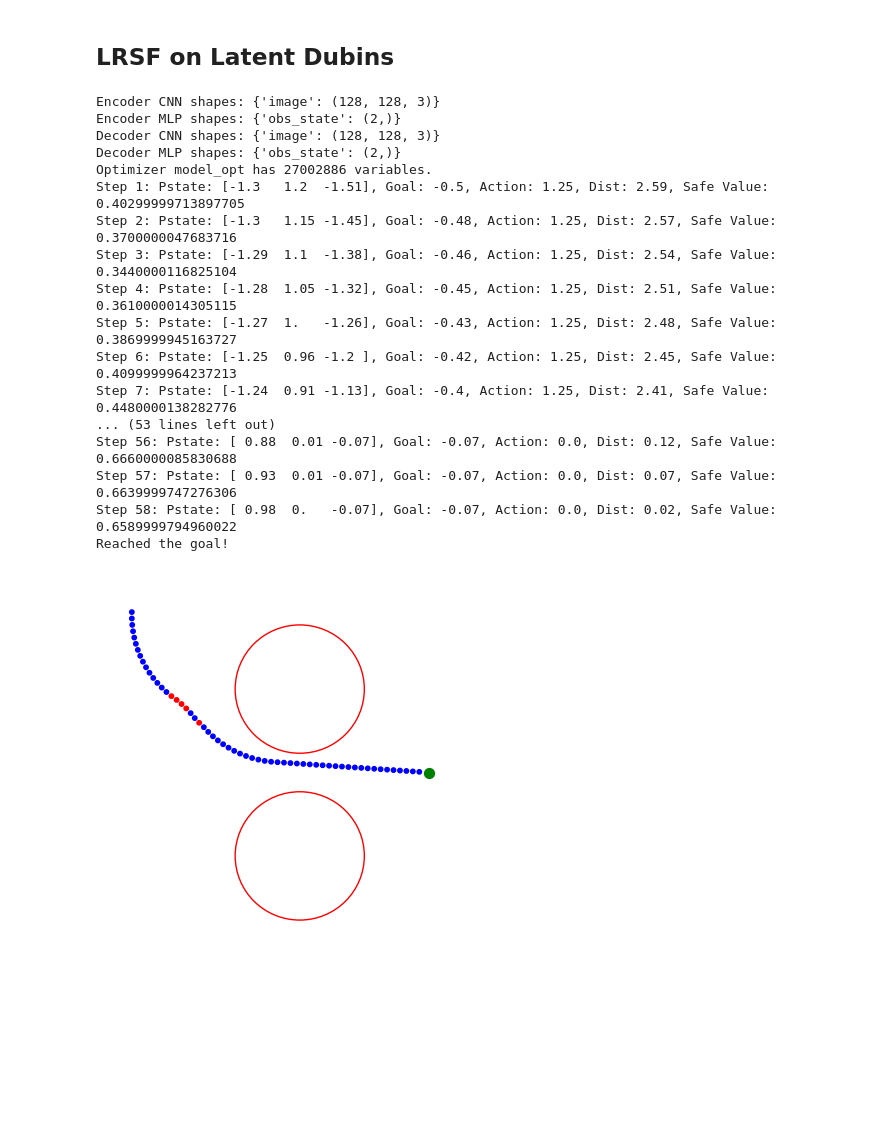
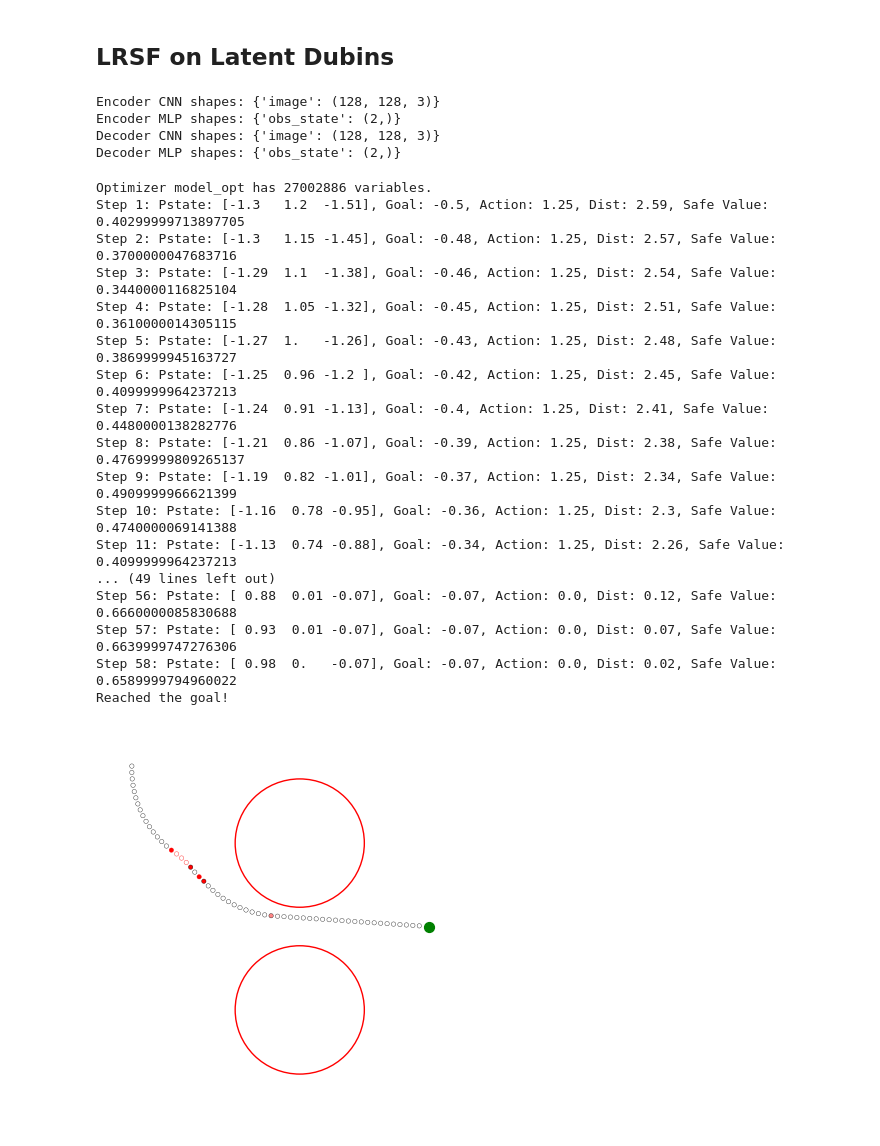
Before and after one commit to stevenwman/wm_cbf, a Jupyter notebook: policy_test_dubin_gap.ipynb, the cells around one changed output. Cells and saved outputs as stored; diff of their text form; code cells hidden in the pictures; blank space fills up the shorter version.

```diff
--- a/policy_test_dubin_gap.ipynb
+++ b/policy_test_dubin_gap.ipynb
@@ -269,6 +263,13 @@ for i in range(simlen):
         print("Reached the goal!")
         break
 
+# plot: black edge for trajectory points, red for intervention
+# plot: white to red gradient for delta action magnitude
+delta_action = np.abs(np.diff(np.array(actions), prepend=actions[0]))
+colors = ["white", "red"]
+custom_cmap = mcolors.LinearSegmentedColormap.from_list("white_red", colors)
+norm = mcolors.Normalize(vmin=0, vmax=u_max - u_min)
+
 # plot the trajectory history and circle obstacle
 fig,ax = plt.subplots()
 # hardcoded with existing limits
@@ -281,48 +282,54 @@ pss = np.array(priv_states)
 for x_obs, y_obs, r_obs in zip(brt.args.obs_x, brt.args.obs_y, brt.args.obs_r):
     circle = patches.Circle((x_obs, y_obs), r_obs, edgecolor=(1,0,0), facecolor='none')
     ax.add_patch(circle)
-col = np.where(np.array(current_safe) == 1, 'blue', 'red')
-plt.scatter(pss[:,0], pss[:,1], c=col, s=10, label='Trajectory')
+safe_action_idx = np.where(np.array(current_safe) == 1)
+unsafe_action_idx = np.where(np.array(current_safe) == 0)
+plt.scatter(pss[safe_action_idx][:,0], pss[safe_action_idx][:,1], c=delta_action[safe_action_idx], s=10, label='Trajectory', cmap=custom_cmap, norm=norm, linewidths=0.25, edgecolor='black')
+plt.scatter(pss[unsafe_action_idx][:,0], pss[unsafe_action_idx][:,1], c=delta_action[unsafe_action_idx], s=10, label='Trajectory', cmap=custom_cmap, norm=norm, linewidths=0.25, edgecolor='red')
 plt.scatter(dubin_env.goal_state[0], dubin_env.goal_state[1], c='green', s=50, label='Goal')
 
 # plot action over time
 plt.figure()
 plt.plot(np.array(actions), label='Action', marker='o')
 plt.plot(np.array(goal_actions), label='Goal Action', marker='o', linestyle='--', color='green')
 plt.axhline(y=dubin_env.args.turnRate, color='r', linestyle='--', label='Max Turn Rate')
 plt.axhline(y=-dubin_env.args.turnRate, color='r', linestyle='--')
 plt.xlabel('Time Step')
 plt.ylabel('Action Value')
 plt.title('Action Over Time')
 plt.legend()
 plt.show()
 
 plt.figure()
 plt.plot(safe_values, label='Safe Value', marker='o')
 plt.axhline(y=0, color='r', linestyle='--', label='Safety Margin')
 plt.xlabel('Time Step')
 plt.ylabel('Safe Value')
 plt.title('Safe Value Over Time')
 plt.legend()
 plt.show()
 # %% [output]
 Encoder CNN shapes: {'image': (128, 128, 3)}
 Encoder MLP shapes: {'obs_state': (2,)}
 Decoder CNN shapes: {'image': (128, 128, 3)}
 Decoder MLP shapes: {'obs_state': (2,)}
-Optimizer model_opt has 27002886 variables.
-Step 1: Pstate: [-1.3   1.2  -1.51], Goal: -0.5, Action: 1.25, Dist: 2.59, Safe Value: 0.40299999713897705
-Step 2: Pstate: [-1.3   1.15 -1.45], Goal: -0.48, Action: 1.25, Dist: 2.57, Safe Value: 0.3700000047683716
-Step 3: Pstate: [-1.29  1.1  -1.38], Goal: -0.46, Action: 1.25, Dist: 2.54, Safe Value: 0.3440000116825104
-Step 4: Pstate: [-1.28  1.05 -1.32], Goal: -0.45, Action: 1.25, Dist: 2.51, Safe Value: 0.3610000014305115
-Step 5: Pstate: [-1.27  1.   -1.26], Goal: -0.43, Action: 1.25, Dist: 2.48, Safe Value: 0.3869999945163727
-Step 6: Pstate: [-1.25  0.96 -1.2 ], Goal: -0.42, Action: 1.25, Dist: 2.45, Safe Value: 0.4099999964237213
-Step 7: Pstate: [-1.24  0.91 -1.13], Goal: -0.4, Action: 1.25, Dist: 2.41, Safe Value: 0.4480000138282776
-... (53 lines left out)
-Step 56: Pstate: [ 0.88  0.01 -0.07], Goal: -0.07, Action: 0.0, Dist: 0.12, Safe Value: 0.6660000085830688
-Step 57: Pstate: [ 0.93  0.01 -0.07], Goal: -0.07, Action: 0.0, Dist: 0.07, Safe Value: 0.6639999747276306
-Step 58: Pstate: [ 0.98  0.   -0.07], Goal: -0.07, Action: 0.0, Dist: 0.02, Safe Value: 0.6589999794960022
-Reached the goal!
+Optimizer model_opt has 27002886 variables.
+Step 1: Pstate: [-1.3   1.2  -1.51], Goal: -0.5, Action: 1.25, Dist: 2.59, Safe Value: 0.40299999713897705
+Step 2: Pstate: [-1.3   1.15 -1.45], Goal: -0.48, Action: 1.25, Dist: 2.57, Safe Value: 0.3700000047683716
+Step 3: Pstate: [-1.29  1.1  -1.38], Goal: -0.46, Action: 1.25, Dist: 2.54, Safe Value: 0.3440000116825104
+Step 4: Pstate: [-1.28  1.05 -1.32], Goal: -0.45, Action: 1.25, Dist: 2.51, Safe Value: 0.3610000014305115
+Step 5: Pstate: [-1.27  1.   -1.26], Goal: -0.43, Action: 1.25, Dist: 2.48, Safe Value: 0.3869999945163727
+Step 6: Pstate: [-1.25  0.96 -1.2 ], Goal: -0.42, Action: 1.25, Dist: 2.45, Safe Value: 0.4099999964237213
+Step 7: Pstate: [-1.24  0.91 -1.13], Goal: -0.4, Action: 1.25, Dist: 2.41, Safe Value: 0.4480000138282776
+Step 8: Pstate: [-1.21  0.86 -1.07], Goal: -0.39, Action: 1.25, Dist: 2.38, Safe Value: 0.47699999809265137
+Step 9: Pstate: [-1.19  0.82 -1.01], Goal: -0.37, Action: 1.25, Dist: 2.34, Safe Value: 0.4909999966621399
+Step 10: Pstate: [-1.16  0.78 -0.95], Goal: -0.36, Action: 1.25, Dist: 2.3, Safe Value: 0.4740000069141388
+Step 11: Pstate: [-1.13  0.74 -0.88], Goal: -0.34, Action: 1.25, Dist: 2.26, Safe Value: 0.4099999964237213
+... (49 lines left out)
+Step 56: Pstate: [ 0.88  0.01 -0.07], Goal: -0.07, Action: 0.0, Dist: 0.12, Safe Value: 0.6660000085830688
+Step 57: Pstate: [ 0.93  0.01 -0.07], Goal: -0.07, Action: 0.0, Dist: 0.07, Safe Value: 0.6639999747276306
+Step 58: Pstate: [ 0.98  0.   -0.07], Goal: -0.07, Action: 0.0, Dist: 0.02, Safe Value: 0.6589999794960022
+Reached the goal!
-[figure, old version]
+[figure, new version]
 [figure]
 [figure]
```
Also changed, not shown: parts of 3 cells of this notebook.
